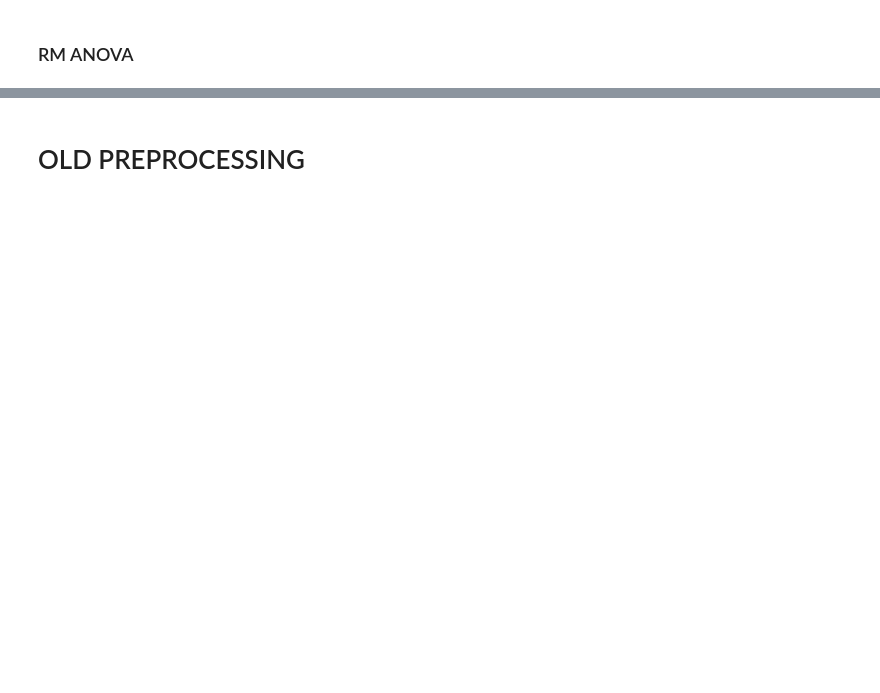
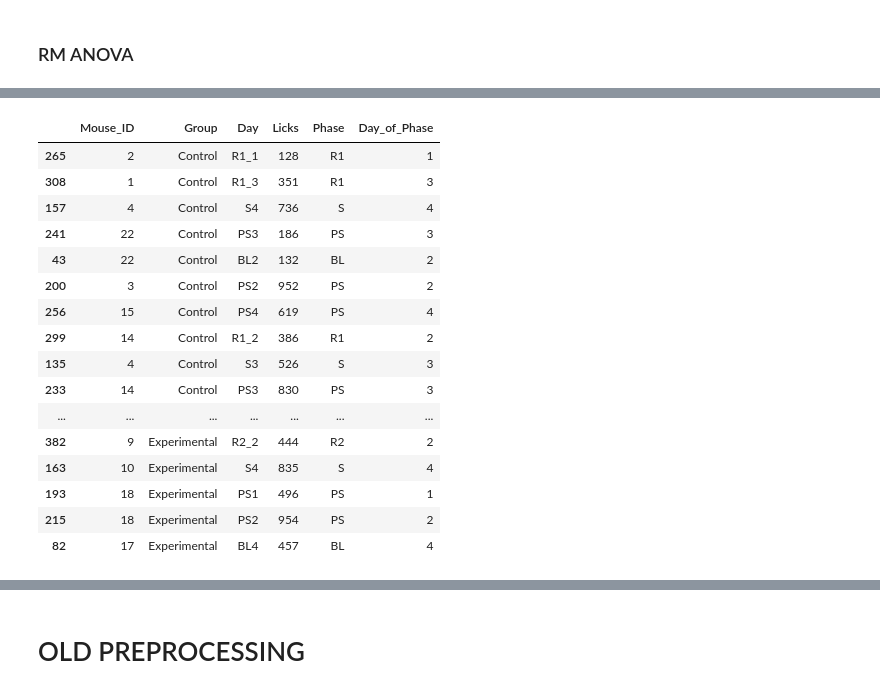
Before and after one commit to jirvingphd/hypothesis_testing_lessons, a Jupyter notebook: WIP/Hypothesis Testing_RM_ANOVA_Neuro_orig.ipynb, the cells around one changed output, grey strips where cells are left out. Cells and saved outputs as stored; diff of their text form; code cells hidden in the pictures; blank space fills up the shorter version.

```diff
--- a/WIP/Hypothesis Testing_RM_ANOVA_Neuro_orig.ipynb
+++ b/WIP/Hypothesis Testing_RM_ANOVA_Neuro_orig.ipynb
@@ -461,7 +548,7 @@ df
 # %% [markdown]
 ### Equalizing N's|
 # %%
-n_chr2 = len(df_anova_phases.loc['ChR2'])
+n_chr2 = len(df_anova_phases.loc['Experimental'])
 n_control= len(df_anova_phases.loc['Control'])
 n_to_match = max( n_chr2,n_control)
 # %%
@@ -513,6 +662,26 @@ df
 # df_resamp
 # %%
 # df_resamp['Phase'].value_counts()
+# %%
+df_resamp
+# %% [output]
+|  | Mouse_ID | Group | Day | Licks | Phase | Day_of_Phase |
+| 265 | 2 | Control | R1_1 | 128 | R1 | 1 |
+| 308 | 1 | Control | R1_3 | 351 | R1 | 3 |
+| 157 | 4 | Control | S4 | 736 | S | 4 |
+| 241 | 22 | Control | PS3 | 186 | PS | 3 |
+| 43 | 22 | Control | BL2 | 132 | BL | 2 |
+| 200 | 3 | Control | PS2 | 952 | PS | 2 |
+| 256 | 15 | Control | PS4 | 619 | PS | 4 |
+| 299 | 14 | Control | R1_2 | 386 | R1 | 2 |
+| 135 | 4 | Control | S3 | 526 | S | 3 |
+| 233 | 14 | Control | PS3 | 830 | PS | 3 |
+| ... | ... | ... | ... | ... | ... | ... |
+| 382 | 9 | Experimental | R2_2 | 444 | R2 | 2 |
+| 163 | 10 | Experimental | S4 | 835 | S | 4 |
+| 193 | 18 | Experimental | PS1 | 496 | PS | 1 |
+| 215 | 18 | Experimental | PS2 | 954 | PS | 2 |
+| 82 | 17 | Experimental | BL4 | 457 | BL | 4 |
 # %%
 aovrm = AnovaRM(df, 'Licks', 'Mouse_ID', within=['Phase','Group'],aggregate_func=np.nanmean).fit()
 aovrm.summary()
```
Also changed, not shown: parts of 39 cells of this notebook, 5 other files.
